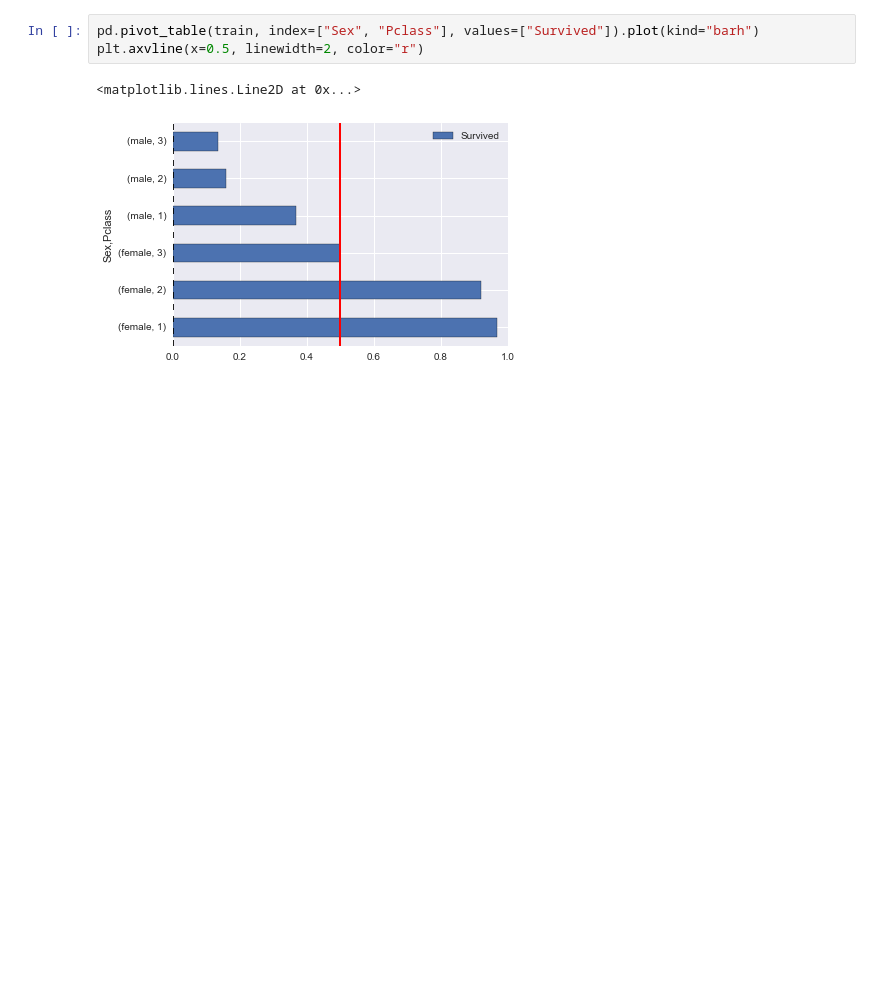
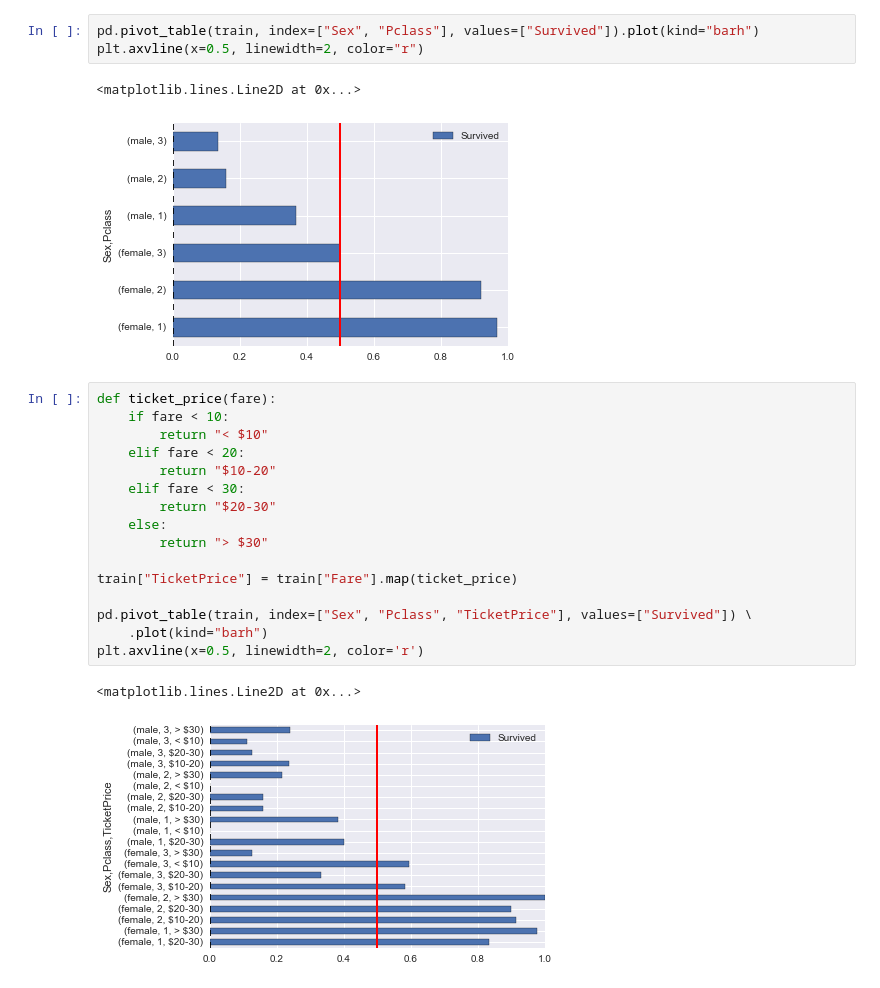
Before and after one commit to tiyd-python-2015-01/titanic, a Jupyter notebook: Titanic Machine Learning.ipynb, the cells around one changed output. Cells and saved outputs as stored; diff of their text form; blank space fills up the shorter version.

```diff
--- a/Titanic Machine Learning.ipynb
+++ b/Titanic Machine Learning.ipynb
@@ -61,3 +61,22 @@ plt.axvline(x=0.5, linewidth=2, color="r")
 # %% [output]
 <matplotlib.lines.Line2D at 0x...>
 [figure]
+# %%
+def ticket_price(fare):
+    if fare < 10:
+        return "< $10"
+    elif fare < 20:
+        return "$10-20"
+    elif fare < 30:
+        return "$20-30"
+    else:
+        return "> $30"
+
+train["TicketPrice"] = train["Fare"].map(ticket_price)
+
+pd.pivot_table(train, index=["Sex", "Pclass", "TicketPrice"], values=["Survived"]) \
+    .plot(kind="barh")
+plt.axvline(x=0.5, linewidth=2, color='r')
+# %% [output]
+<matplotlib.lines.Line2D at 0x...>
+[figure, added]
```
Also changed, not shown: parts of 8 cells of this notebook.
